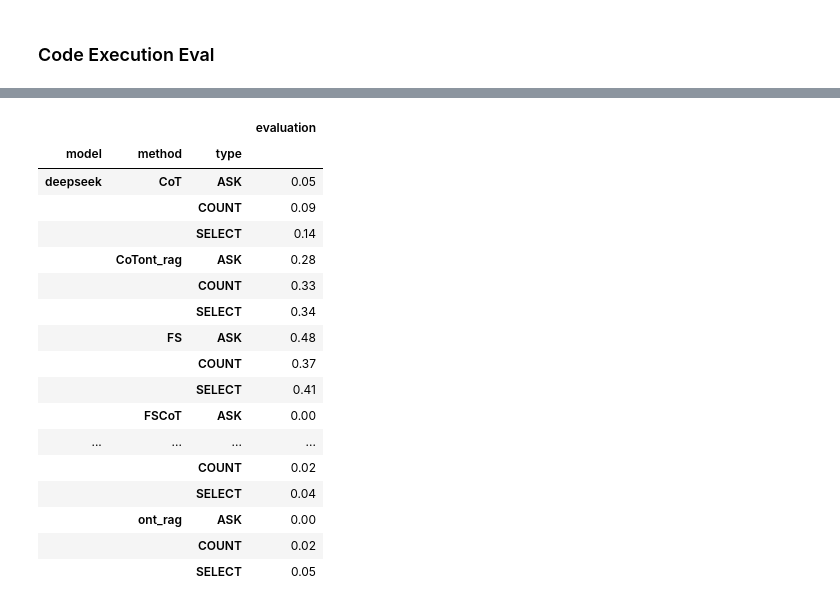
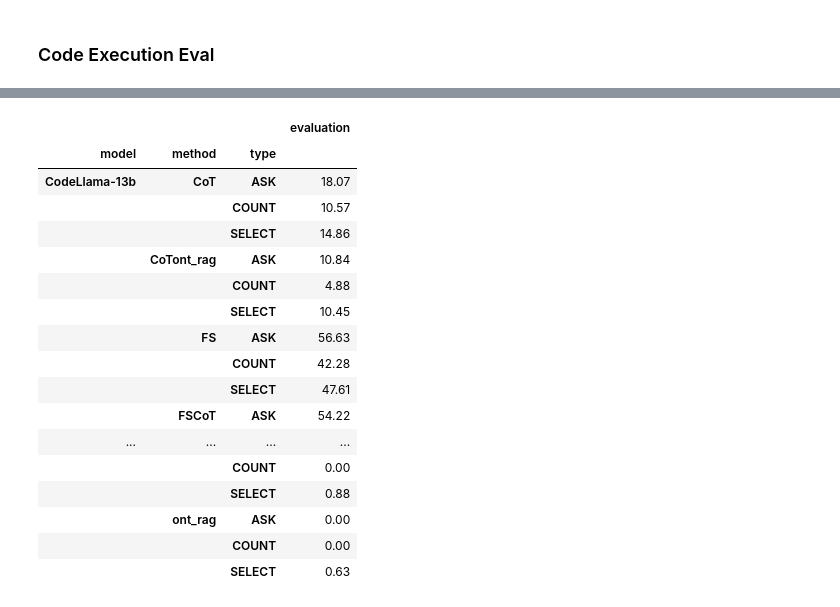
Before and after one commit to CLSInfra-UNED/CLS-Augur, a Jupyter notebook: Notebooks/evaluation.ipynb, the cells around one changed output, grey strips where cells are left out. Drawn from its saved outputs; the diff is of its cells as text; code cells hidden in the pictures.

```diff
--- a/Notebooks/evaluation.ipynb
+++ b/Notebooks/evaluation.ipynb
@@ -70,9 +143,15 @@ gold_standard['curated'] = gold_standard['evaluated'].apply(preprocess)
 # %%
-grouped = model_output.groupby('method')
+grouped = model_output.groupby('method', sort=False)
 ex_eval = pd.DataFrame()
 for i, (method, group) in enumerate(grouped):
     comparison = group['curated'].values == gold_standard['curated'].values
-    print(f"Accuracy for {method}: {comparison.mean()}")
-    comparison = pd.DataFrame(comparison)
+    print(method, sum(comparison))
+    #comparison = [compare_values(row1, row2) for row1, row2 in zip(group['curated'], gold_standard['curated'])]
+    #print(f"Accuracy for {method}: {comparison.mean()}")
+    comparison = pd.DataFrame(comparison, columns=['evaluation'])
+    comparison['method'] = method
+    comparison['consult'] = group['consult'].to_list()
+    comparison['output'] = group['output'].to_list()
+    print(sum(group['output'].apply(check_well_constructed)))
     ex_eval = pd.concat([ex_eval, comparison])
 # %% [output]
@@ -86,0 +190,2 @@ Accuracy for ont_rag: 0.013
+# %%
+ex_eval['evaluation'] = ex_eval['evaluation'].astype(int)
@@ -108,3 +256,3 @@ ont_rag & 0.045000 \\
 # %%
-model_output['type'] = gold_standard.sparql_query.apply(type_of_consult).to_list() * 8
+ex_eval['type'] = gold_standard.sparql_query.apply(type_of_consult).to_list() * 8
 # %%
@@ -132,22 +280,24 @@ model_output[['method','evaluation','type']].groupby(['method', 'type']).describ
+# %%
+ex_eval['model'] = 'CodeLlama-13b'
 # %%
-model_output[['model', 'method','evaluation','type']].groupby(['model','method', 'type']).mean().round(2)
+(ex_eval[['model', 'method','evaluation','type']].groupby(['model','method', 'type']).mean() * 100).round(2)
 # %% [output]
 |  |  |  | evaluation |
 | model | method | type |  |
-| deepseek | CoT | ASK | 0.05 |
-|  |  | COUNT | 0.09 |
-|  |  | SELECT | 0.14 |
-|  | CoTont_rag | ASK | 0.28 |
-|  |  | COUNT | 0.33 |
-|  |  | SELECT | 0.34 |
-|  | FS | ASK | 0.48 |
-|  |  | COUNT | 0.37 |
-|  |  | SELECT | 0.41 |
-|  | FSCoT | ASK | 0.00 |
+| CodeLlama-13b | CoT | ASK | 18.07 |
+|  |  | COUNT | 10.57 |
+|  |  | SELECT | 14.86 |
+|  | CoTont_rag | ASK | 10.84 |
+|  |  | COUNT | 4.88 |
+|  |  | SELECT | 10.45 |
+|  | FS | ASK | 56.63 |
+|  |  | COUNT | 42.28 |
+|  |  | SELECT | 47.61 |
+|  | FSCoT | ASK | 54.22 |
 | ... | ... | ... | ... |
-|  |  | COUNT | 0.02 |
-|  |  | SELECT | 0.04 |
+|  |  | COUNT | 0.00 |
+|  |  | SELECT | 0.88 |
 |  | ont_rag | ASK | 0.00 |
-|  |  | COUNT | 0.02 |
-|  |  | SELECT | 0.05 |
+|  |  | COUNT | 0.00 |
+|  |  | SELECT | 0.63 |
 # %%
```
Also changed, not shown: parts of 23 cells of this notebook, 10 other files.
